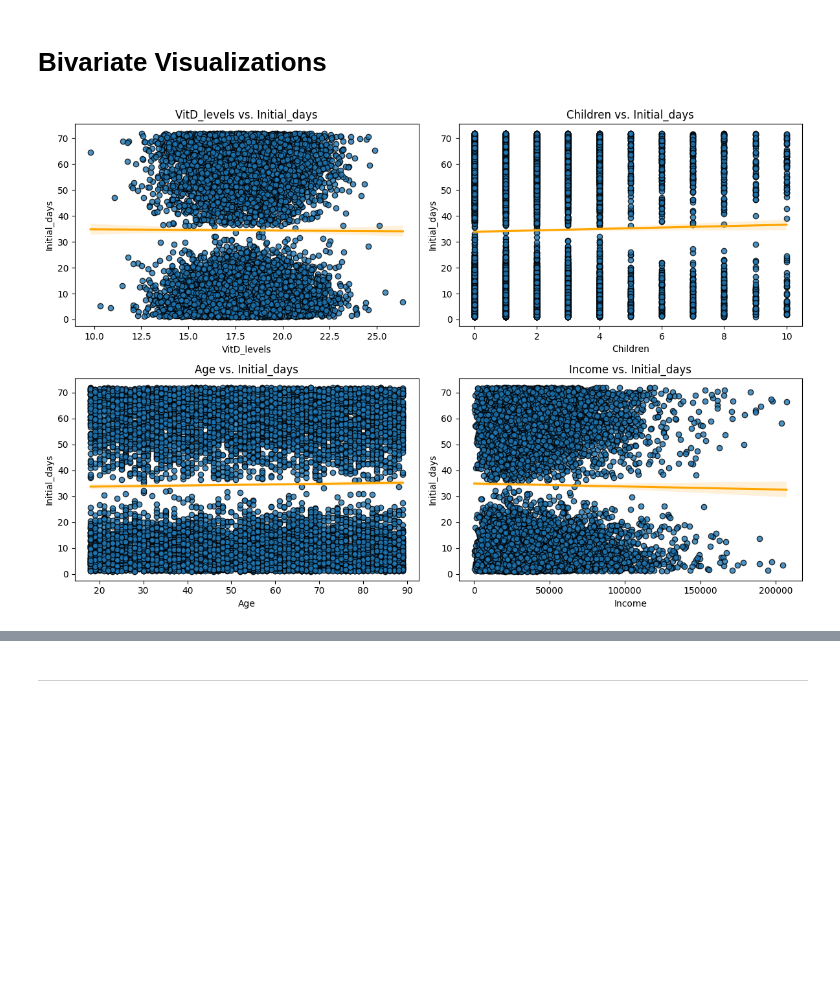
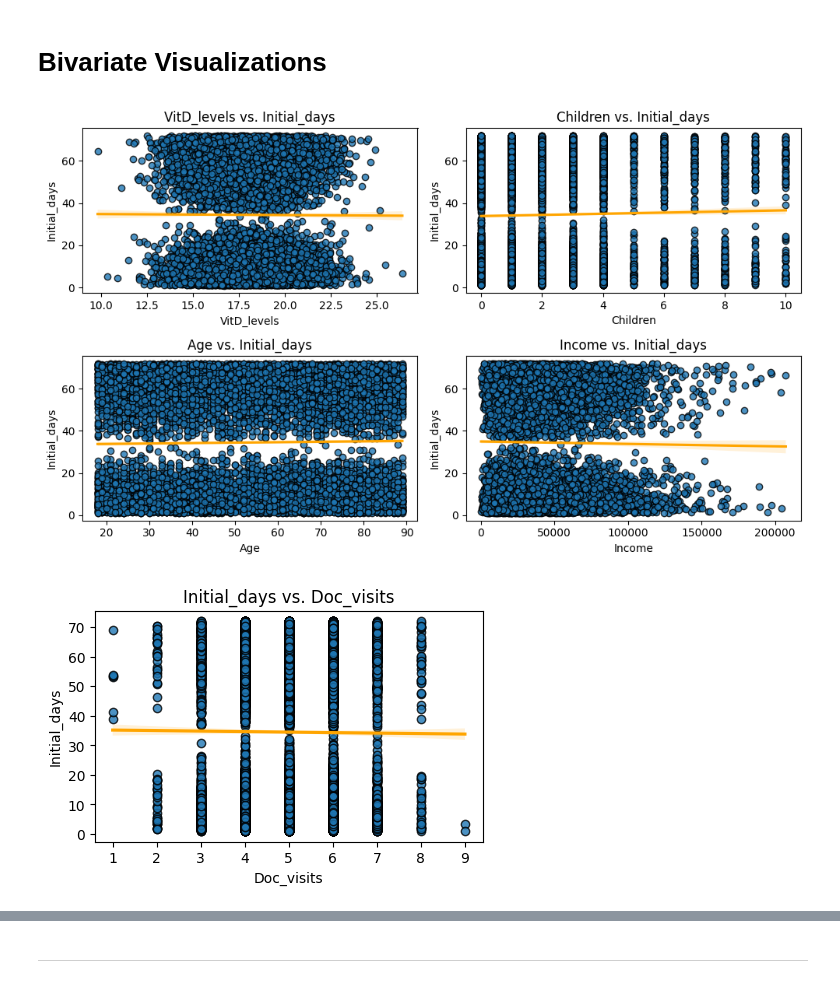
Before and after one commit to vertigoa/master, a Jupyter notebook: d208_task_1a.ipynb, the cells around one changed output, grey strips where cells are left out. Cells and saved outputs as stored; diff of their text form; code cells hidden in the pictures; blank space fills up the shorter version.

```diff
--- a/d208_task_1a.ipynb
+++ b/d208_task_1a.ipynb
@@ -640,29 +779,35 @@ plt.show()
 # Bivariate Visualizations
 # %%
 # Bivariate Graphs with Initial_days
-plt.figure(figsize=(12, 8))
+plt.figure(figsize=(10, 6))
 
 # VitD_levels: Scatter plot of VitD_levels vs. Initial_days
 plt.subplot(2, 2, 1)
 sns.regplot(data=df, x='VitD_levels', y='Initial_days', scatter_kws={'edgecolor':'black'}, line_kws={'color':'orange'})
 plt.title('VitD_levels vs. Initial_days')
 
 # Children: Scatter plot of Children vs. Initial_days
 plt.subplot(2, 2, 2)
 sns.regplot(data=df, x='Children', y='Initial_days', scatter_kws={'edgecolor':'black'}, line_kws={'color':'orange'})
 plt.title('Children vs. Initial_days')
 
 # Age: Scatter plot of Age vs. Initial_days
 plt.subplot(2, 2, 3)
 sns.regplot(data=df, x='Age', y='Initial_days', scatter_kws={'edgecolor':'black'}, line_kws={'color':'orange'})
 plt.title('Age vs. Initial_days')
 
 # Income: Scatter plot of Income vs. Initial_days
 plt.subplot(2, 2, 4)
 sns.regplot(data=df, x='Income', y='Initial_days', scatter_kws={'edgecolor':'black'}, line_kws={'color':'orange'})
 plt.title('Income vs. Initial_days')
 
 plt.tight_layout()
 plt.show()
+
+plt.figure(figsize=(5, 3))
+sns.regplot(data=df, x='Doc_visits', y='Initial_days', scatter_kws={'edgecolor':'black'}, line_kws={'color':'orange'})
+plt.title('Initial_days vs. Doc_visits')
+plt.show()
 # %% [output]
-[figure, old version]
+[figure, new version]
+[figure, added]
```
Also changed, not shown: parts of 27 cells of this notebook.
